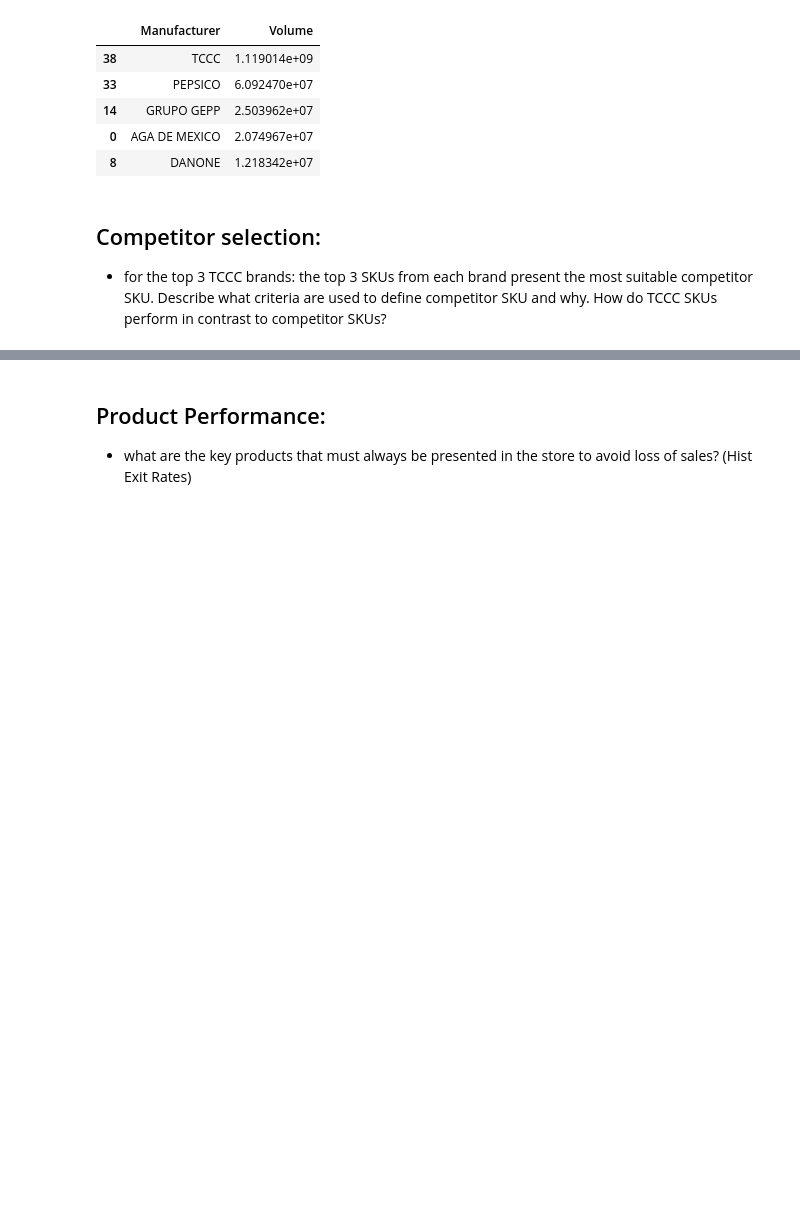
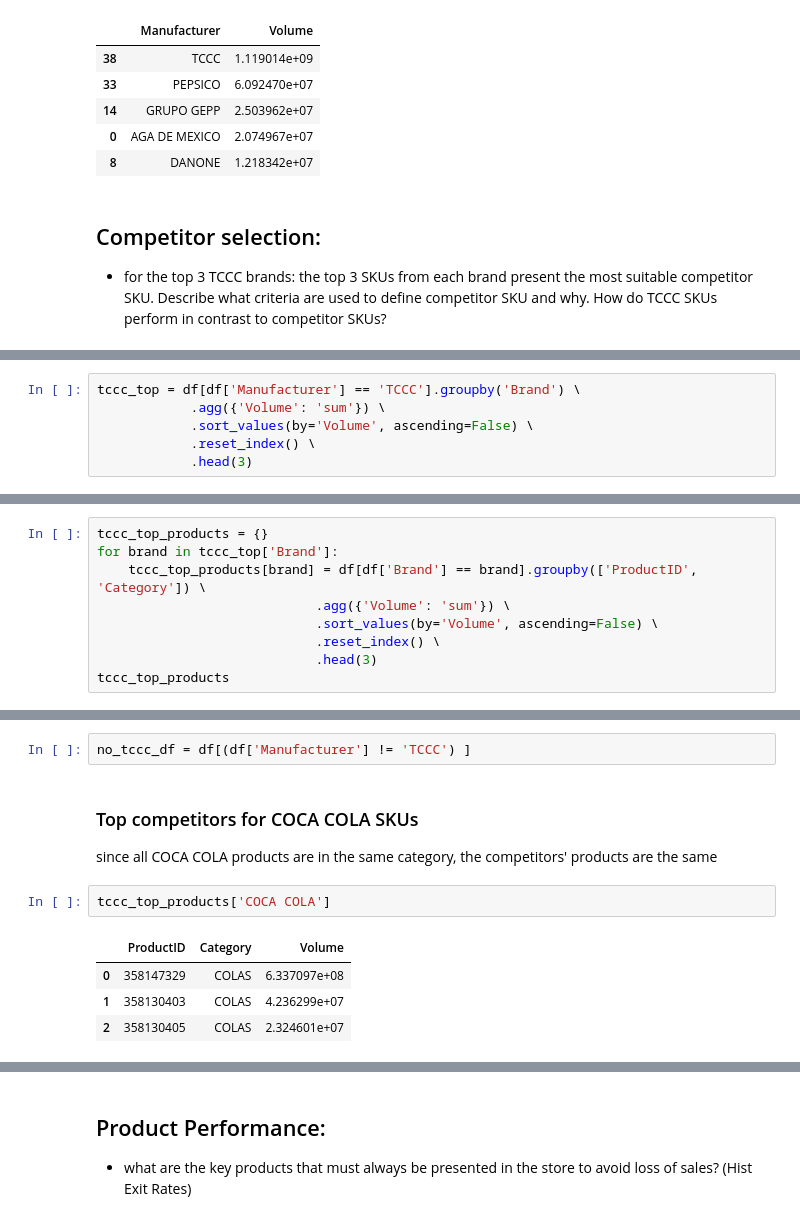
Before and after one commit to BRomanchuk/products-metrics, a Jupyter notebook: eda_products.ipynb, the cells around one changed output, grey strips where cells are left out. Drawn from its saved outputs; the diff is of its cells as text; blank space fills up the shorter version.

```diff
--- a/eda_products.ipynb
+++ b/eda_products.ipynb
@@ -173,0 +186,6 @@ Describe what criteria are used to define competitor SKU and why. How do TCCC SK
+# %%
+tccc_top = df[df['Manufacturer'] == 'TCCC'].groupby('Brand') \
+            .agg({'Volume': 'sum'}) \
+            .sort_values(by='Volume', ascending=False) \
+            .reset_index() \
+            .head(3)
@@ -173,0 +201,9 @@ Describe what criteria are used to define competitor SKU and why. How do TCCC SK
+# %%
+tccc_top_products = {}
+for brand in tccc_top['Brand']:
+    tccc_top_products[brand] = df[df['Brand'] == brand].groupby(['ProductID', 'Category']) \
+                            .agg({'Volume': 'sum'}) \
+                            .sort_values(by='Volume', ascending=False) \
+                            .reset_index() \
+                            .head(3)
+tccc_top_products
@@ -173,0 +223,12 @@ Describe what criteria are used to define competitor SKU and why. How do TCCC SK
+# %%
+no_tccc_df = df[(df['Manufacturer'] != 'TCCC') ]
+# %% [markdown]
+### Top competitors for COCA COLA SKUs
+since all COCA COLA products are in the same category, the competitors' products are the same
+# %%
+tccc_top_products['COCA COLA']
+# %% [output]
+|  | ProductID | Category | Volume |
+| 0 | 358147329 | COLAS | 6.337097e+08 |
+| 1 | 358130403 | COLAS | 4.236299e+07 |
+| 2 | 358130405 | COLAS | 2.324601e+07 |
```
Also changed, not shown: parts of 20 cells of this notebook.
